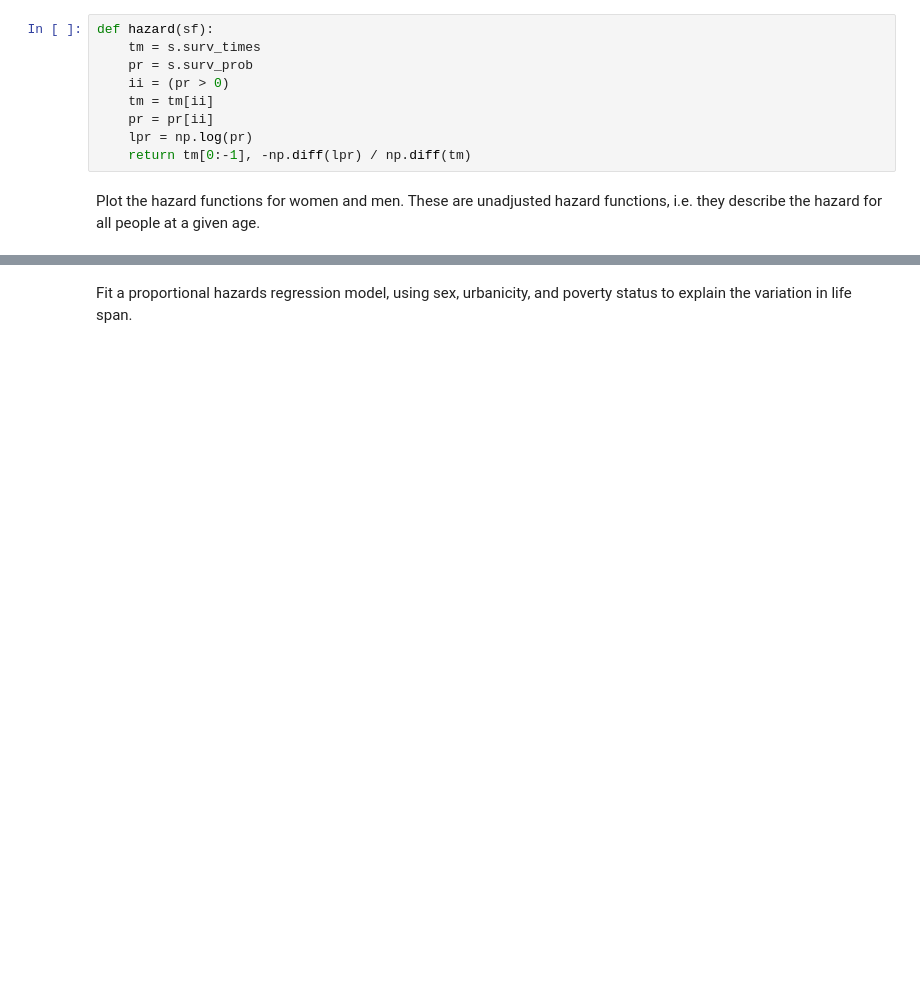
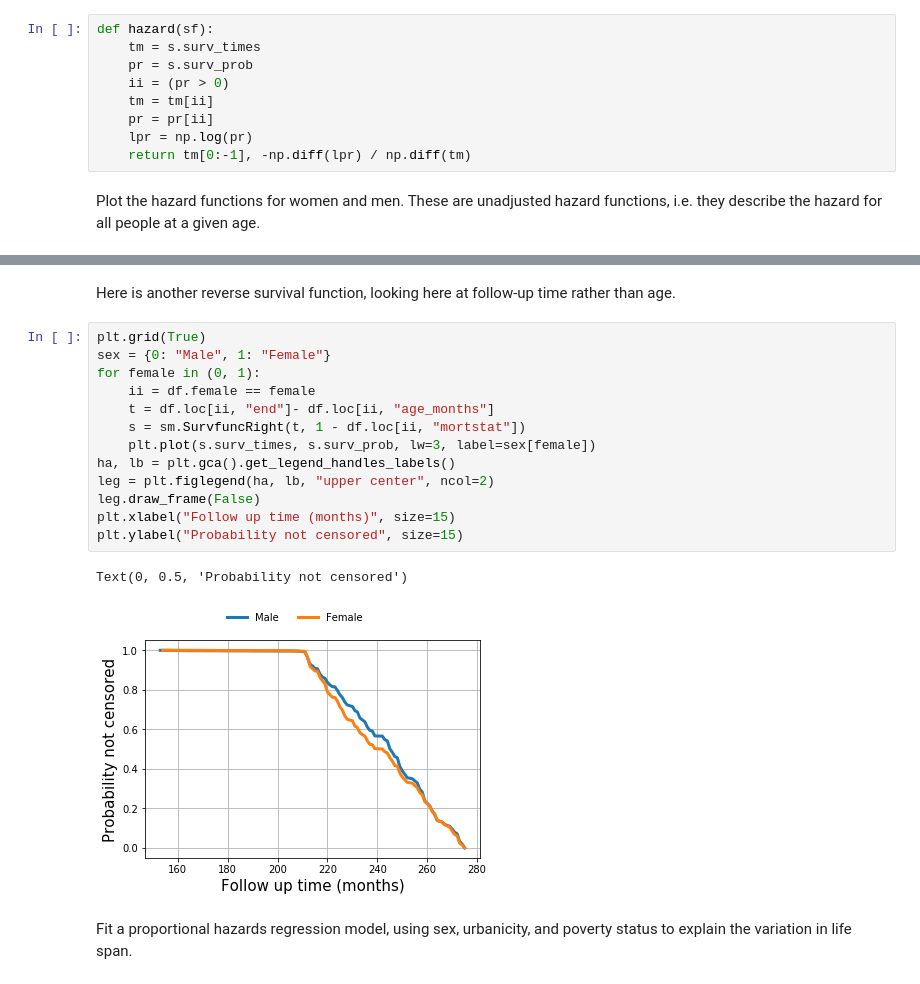
Before and after one commit to kshedden/workshops, a Jupyter notebook: survival_python/notebooks/nhanes.ipynb, the cells around one changed output, grey strips where cells are left out. Saved outputs shown, nothing was run; the diff lists cells and outputs as text; blank space fills up the shorter version.

```diff
--- a/survival_python/notebooks/nhanes.ipynb
+++ b/survival_python/notebooks/nhanes.ipynb
@@ -85,3 +109,22 @@ _ = plt.xlim(18, 90)
+# %% [markdown]
+Here is another reverse survival function, looking here at follow-up time
+rather than age.
+# %%
+plt.grid(True)
+sex = {0: "Male", 1: "Female"}
+for female in (0, 1):
+    ii = df.female == female
+    t = df.loc[ii, "end"]- df.loc[ii, "age_months"]
+    s = sm.SurvfuncRight(t, 1 - df.loc[ii, "mortstat"])
+    plt.plot(s.surv_times, s.surv_prob, lw=3, label=sex[female])
+ha, lb = plt.gca().get_legend_handles_labels()
+leg = plt.figlegend(ha, lb, "upper center", ncol=2)
+leg.draw_frame(False)
+plt.xlabel("Follow up time (months)", size=15)
+plt.ylabel("Probability not censored", size=15)
+# %% [output]
+Text(0, 0.5, 'Probability not censored')
+[figure, added]
 # %% [markdown]
 Fit a proportional hazards regression model, using sex, urbanicity, and
 poverty status to explain the variation in life span.
```
Also changed, not shown: parts of 14 cells of this notebook, 2 other files.
